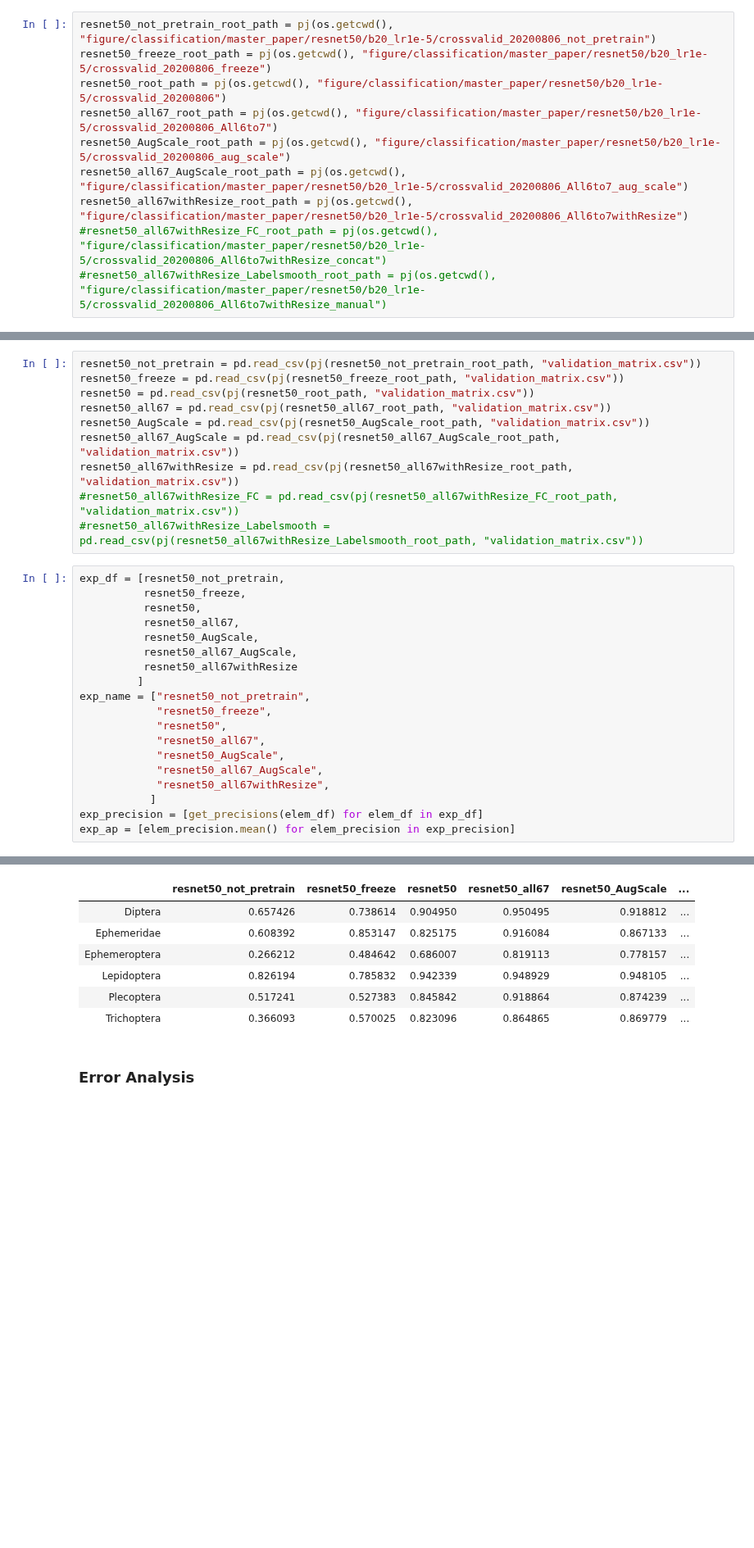
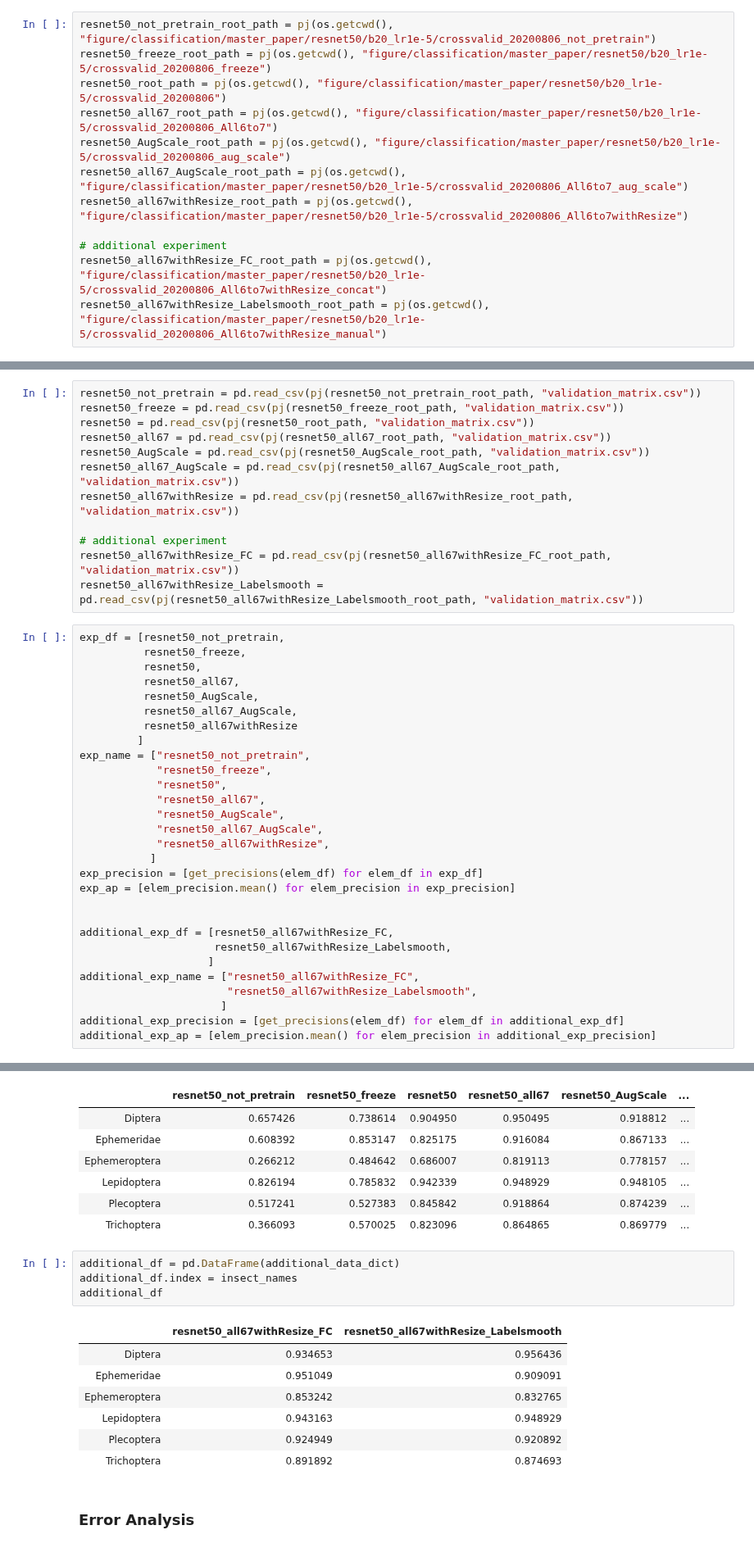
Before and after one commit to keiiti975/Insect_Phenology_Detector, a Jupyter notebook: result/master_paper/classification/compare_method/compare_method.ipynb, the cells around one changed output, grey strips where cells are left out. Shown at 82% size. Saved outputs shown, nothing was run; the diff lists cells and outputs as text; blank space fills up the shorter version.

```diff
--- a/result/master_paper/classification/compare_method/compare_method.ipynb
+++ b/result/master_paper/classification/compare_method/compare_method.ipynb
@@ -16,8 +16,10 @@ resnet50_all67_root_path = pj(os.getcwd(), "figure/classification/master_paper/r
 resnet50_AugScale_root_path = pj(os.getcwd(), "figure/classification/master_paper/resnet50/b20_lr1e-5/crossvalid_20200806_aug_scale")
 resnet50_all67_AugScale_root_path = pj(os.getcwd(), "figure/classification/master_paper/resnet50/b20_lr1e-5/crossvalid_20200806_All6to7_aug_scale")
 resnet50_all67withResize_root_path = pj(os.getcwd(), "figure/classification/master_paper/resnet50/b20_lr1e-5/crossvalid_20200806_All6to7withResize")
-#resnet50_all67withResize_FC_root_path = pj(os.getcwd(), "figure/classification/master_paper/resnet50/b20_lr1e-5/crossvalid_20200806_All6to7withResize_concat")
-#resnet50_all67withResize_Labelsmooth_root_path = pj(os.getcwd(), "figure/classification/master_paper/resnet50/b20_lr1e-5/crossvalid_20200806_All6to7withResize_manual")
+
+# additional experiment
+resnet50_all67withResize_FC_root_path = pj(os.getcwd(), "figure/classification/master_paper/resnet50/b20_lr1e-5/crossvalid_20200806_All6to7withResize_concat")
+resnet50_all67withResize_Labelsmooth_root_path = pj(os.getcwd(), "figure/classification/master_paper/resnet50/b20_lr1e-5/crossvalid_20200806_All6to7withResize_manual")
 # %% [markdown]
 ### Average Precision
 # %%
@@ -28,8 +30,10 @@ resnet50_all67 = pd.read_csv(pj(resnet50_all67_root_path, "validation_matrix.csv
 resnet50_AugScale = pd.read_csv(pj(resnet50_AugScale_root_path, "validation_matrix.csv"))
 resnet50_all67_AugScale = pd.read_csv(pj(resnet50_all67_AugScale_root_path, "validation_matrix.csv"))
 resnet50_all67withResize = pd.read_csv(pj(resnet50_all67withResize_root_path, "validation_matrix.csv"))
-#resnet50_all67withResize_FC = pd.read_csv(pj(resnet50_all67withResize_FC_root_path, "validation_matrix.csv"))
-#resnet50_all67withResize_Labelsmooth = pd.read_csv(pj(resnet50_all67withResize_Labelsmooth_root_path, "validation_matrix.csv"))
+
+# additional experiment
+resnet50_all67withResize_FC = pd.read_csv(pj(resnet50_all67withResize_FC_root_path, "validation_matrix.csv"))
+resnet50_all67withResize_Labelsmooth = pd.read_csv(pj(resnet50_all67withResize_Labelsmooth_root_path, "validation_matrix.csv"))
 # %%
 exp_df = [resnet50_not_pretrain,
           resnet50_freeze,
@@ -49,6 +53,16 @@ exp_name = ["resnet50_not_pretrain",
            ]
 exp_precision = [get_precisions(elem_df) for elem_df in exp_df]
 exp_ap = [elem_precision.mean() for elem_precision in exp_precision]
+
+
+additional_exp_df = [resnet50_all67withResize_FC,
+                     resnet50_all67withResize_Labelsmooth,
+                    ]
+additional_exp_name = ["resnet50_all67withResize_FC",
+                       "resnet50_all67withResize_Labelsmooth",
+                      ]
+additional_exp_precision = [get_precisions(elem_df) for elem_df in additional_exp_df]
+additional_exp_ap = [elem_precision.mean() for elem_precision in additional_exp_precision]
 # %%
 df = pd.DataFrame({"AP": exp_ap})
 df.index = exp_name
@@ -82,6 +108,18 @@ df
 | Lepidoptera | 0.826194 | 0.785832 | 0.942339 | 0.948929 | 0.948105 | ... |
 | Plecoptera | 0.517241 | 0.527383 | 0.845842 | 0.918864 | 0.874239 | ... |
 | Trichoptera | 0.366093 | 0.570025 | 0.823096 | 0.864865 | 0.869779 | ... |
+# %%
+additional_df = pd.DataFrame(additional_data_dict)
+additional_df.index = insect_names
+additional_df
+# %% [output]
+|  | resnet50_all67withResize_FC | resnet50_all67withResize_Labelsmooth |
+| Diptera | 0.934653 | 0.956436 |
+| Ephemeridae | 0.951049 | 0.909091 |
+| Ephemeroptera | 0.853242 | 0.832765 |
+| Lepidoptera | 0.943163 | 0.948929 |
+| Plecoptera | 0.924949 | 0.920892 |
+| Trichoptera | 0.891892 | 0.874693 |
 # %% [markdown]
 ### Error Analysis
 # %% [markdown]
```
Also changed, not shown: parts of 6 cells of this notebook, 5 other files.
